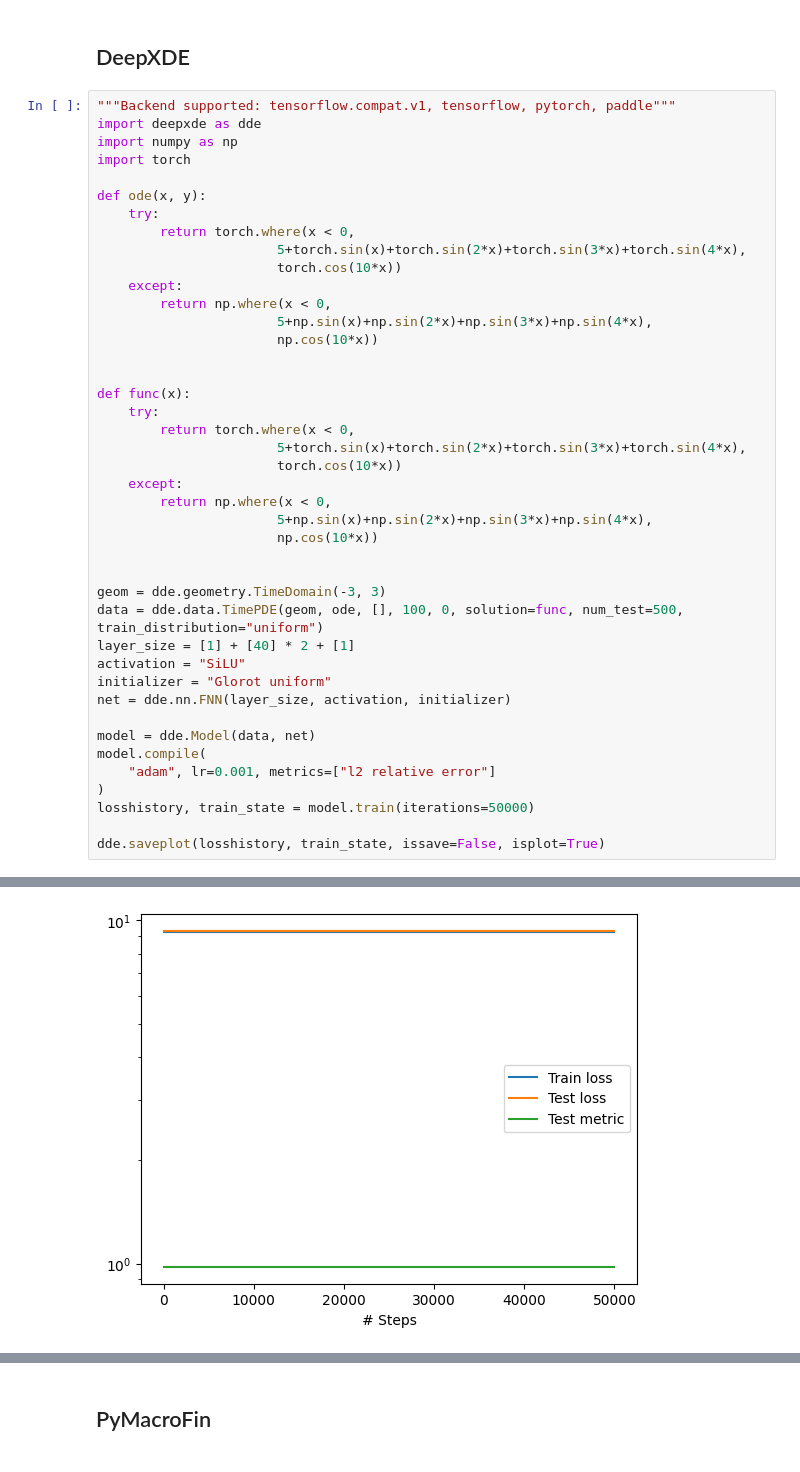
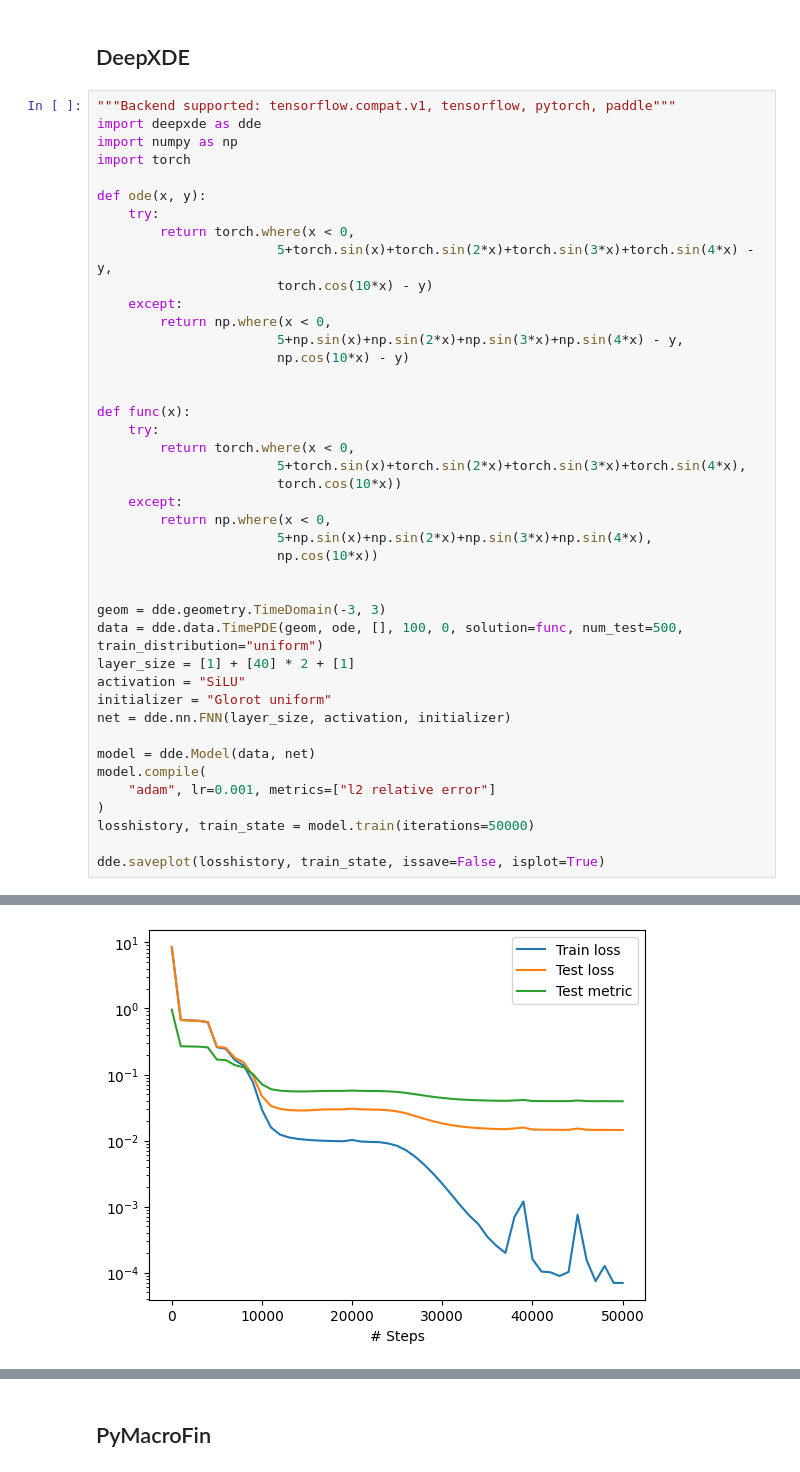
Before and after one commit to rotmanfinhub/deep-macrofin, a Jupyter notebook: examples/paper_example/function_approximation.ipynb, the cells around one changed output, grey strips where cells are left out. Drawn from its saved outputs; the diff is of its cells as text.

```diff
--- a/examples/paper_example/function_approximation.ipynb
+++ b/examples/paper_example/function_approximation.ipynb
@@ -93,12 +93,12 @@ import torch
 def ode(x, y):
     try:
         return torch.where(x < 0,
-                       5+torch.sin(x)+torch.sin(2*x)+torch.sin(3*x)+torch.sin(4*x),
-                       torch.cos(10*x))
+                       5+torch.sin(x)+torch.sin(2*x)+torch.sin(3*x)+torch.sin(4*x) - y,
+                       torch.cos(10*x) - y)
     except:
         return np.where(x < 0,
-                       5+np.sin(x)+np.sin(2*x)+np.sin(3*x)+np.sin(4*x),
-                       np.cos(10*x))
+                       5+np.sin(x)+np.sin(2*x)+np.sin(3*x)+np.sin(4*x) - y,
+                       np.cos(10*x) - y)
 
 
 def func(x):
@@ -150 +150 @@ Step      Train loss    Test loss     Test metric
-[figure, old version]
+[figure, new version]
```
Also changed, not shown: parts of 1 cell of this notebook, 27 other files.
